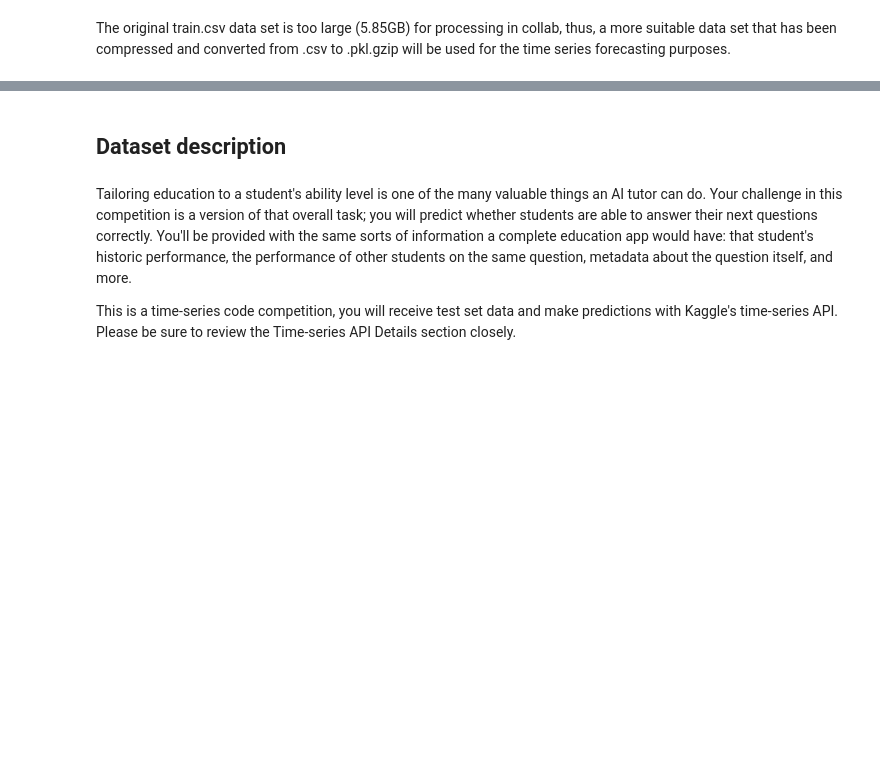
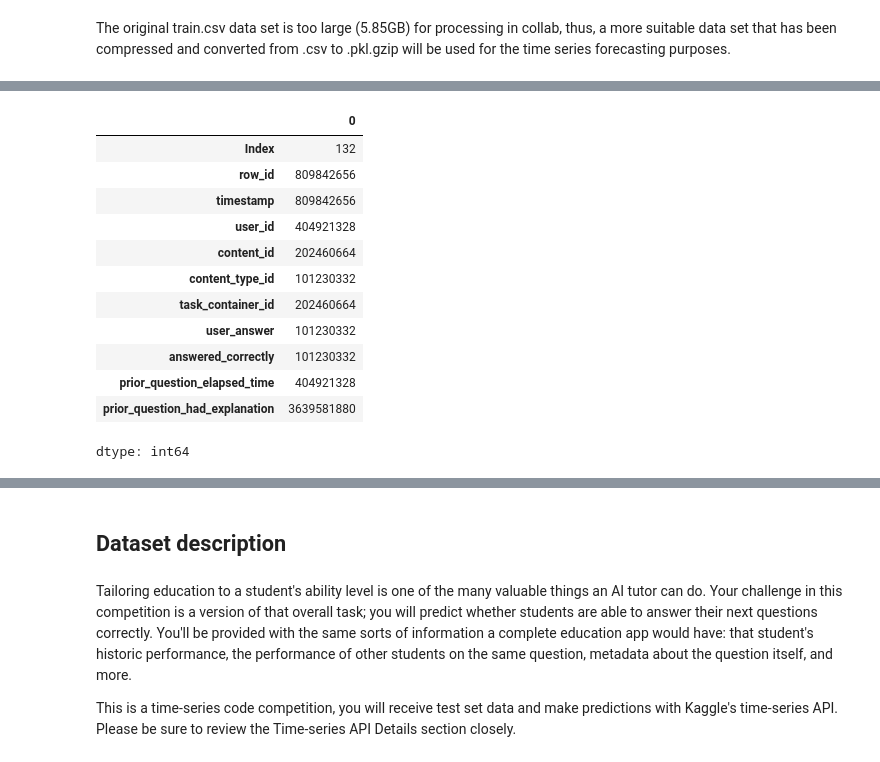
Before and after one commit to theresaskruzna/riiid_knowledge_tracing, a Jupyter notebook: 01_Data_Exploration.ipynb, the cells around one changed output, grey strips where cells are left out. Cells and saved outputs as stored; diff of their text form; code cells hidden in the pictures; blank space fills up the shorter version.

```diff
--- a/01_Data_Exploration.ipynb
+++ b/01_Data_Exploration.ipynb
@@ -106,0 +123,16 @@ train_df.head()
+# %%
+train_df.memory_usage(deep=True)
+# %% [output]
+|  | 0 |
+| Index | 132 |
+| row_id | 809842656 |
+| timestamp | 809842656 |
+| user_id | 404921328 |
+| content_id | 202460664 |
+| content_type_id | 101230332 |
+| task_container_id | 202460664 |
+| user_answer | 101230332 |
+| answered_correctly | 101230332 |
+| prior_question_elapsed_time | 404921328 |
+| prior_question_had_explanation | 3639581880 |
+dtype: int64
```
Also changed, not shown: parts of 40 cells of this notebook.
